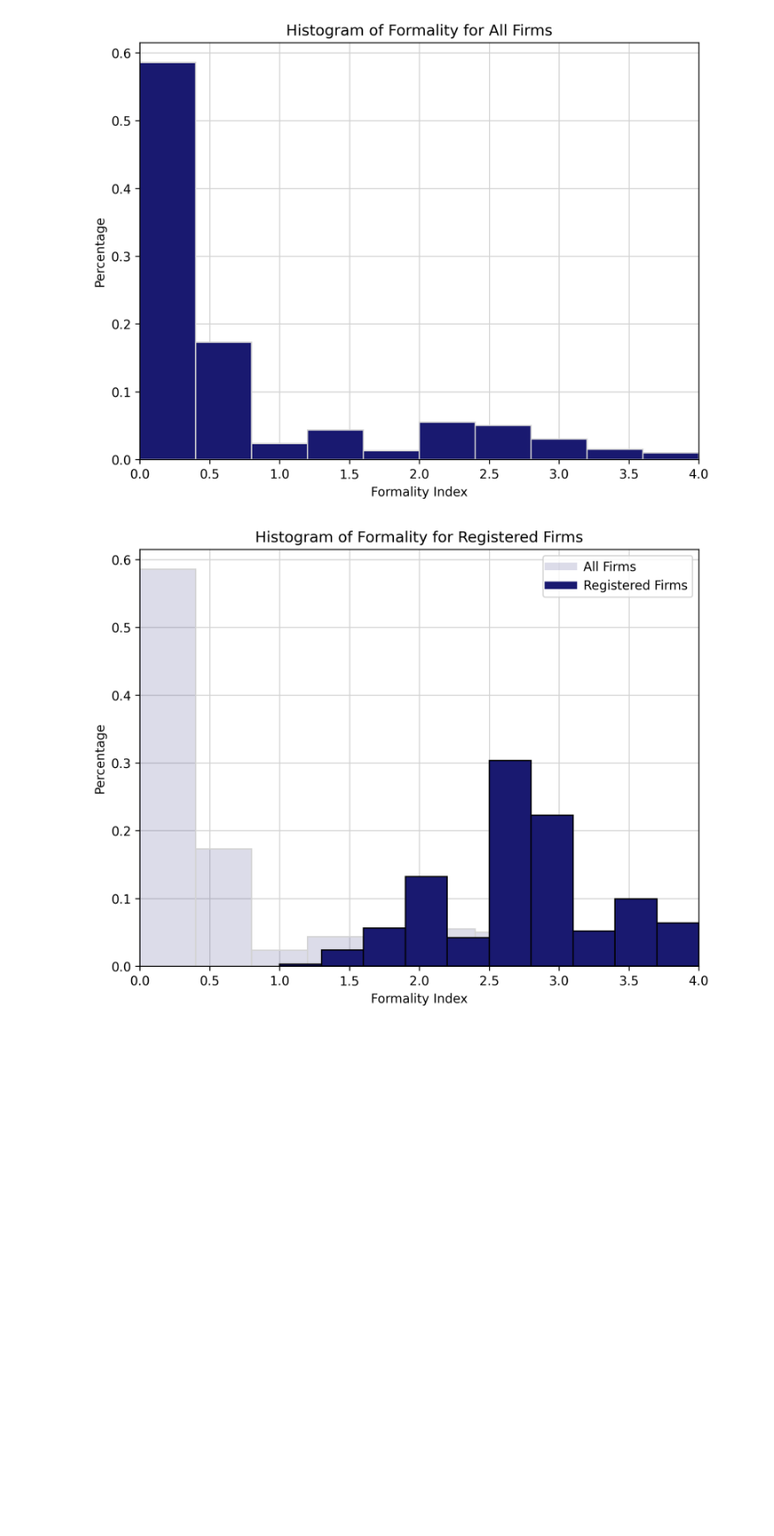
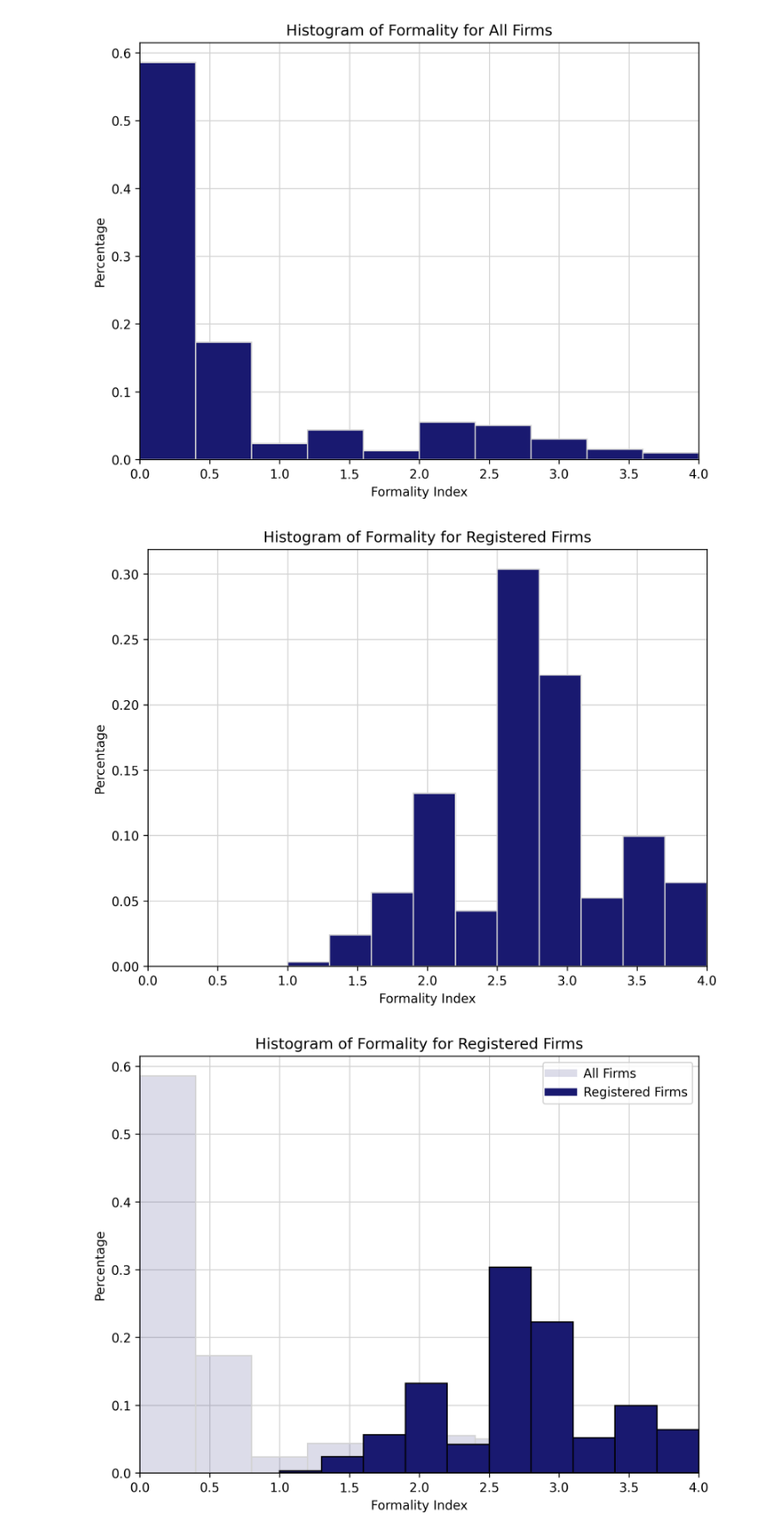
Before and after one commit to rbenzecry/SME-informal-sector-colombia, a Jupyter notebook: Project/Code/01_emicron/02_formality_index.ipynb, the cells around one changed output. Shown at 88% size. Drawn from its saved outputs; the diff is of its cells as text; code cells hidden in the pictures; blank space fills up the shorter version.

Commit message:
updating plot titles and labels

```diff
--- a/Project/Code/01_emicron/02_formality_index.ipynb
+++ b/Project/Code/01_emicron/02_formality_index.ipynb
@@ -733,6 +733,23 @@ plt.grid(color='lightgray')
 plt.show()
 # %% [output]
 [figure]
+# %%
+emicron2 = emicron[emicron['II_D1']==1]
+melted_data = emicron2.melt(value_vars=['II'], var_name='Index', value_name='Value')
+
+plt.figure(figsize=(8, 6), dpi=300)
+ax = plt.gca()
+hist1=sns.histplot(data=melted_data, x='Value', bins=10, kde=False, edgecolor='lightgray', stat='probability', color='#191970', alpha=1, weights=emicron['F_EXP'])
+plt.title("Histogram of Formality for Registered Firms")
+plt.xlabel("Formality Index")
+plt.ylabel("Percentage")
+plt.xlim(0,4)
+plt.ylim()
+ax.set_axisbelow(True)
+plt.grid(color='lightgray')
+plt.show()
+# %% [output]
+[figure, added]
 # %%
 melted_data = emicron.melt(value_vars=['II'], var_name='Index', value_name='Value')
 emicron2 = emicron[emicron['II_D1']==1]
```
Also changed, not shown: 19 other files.
